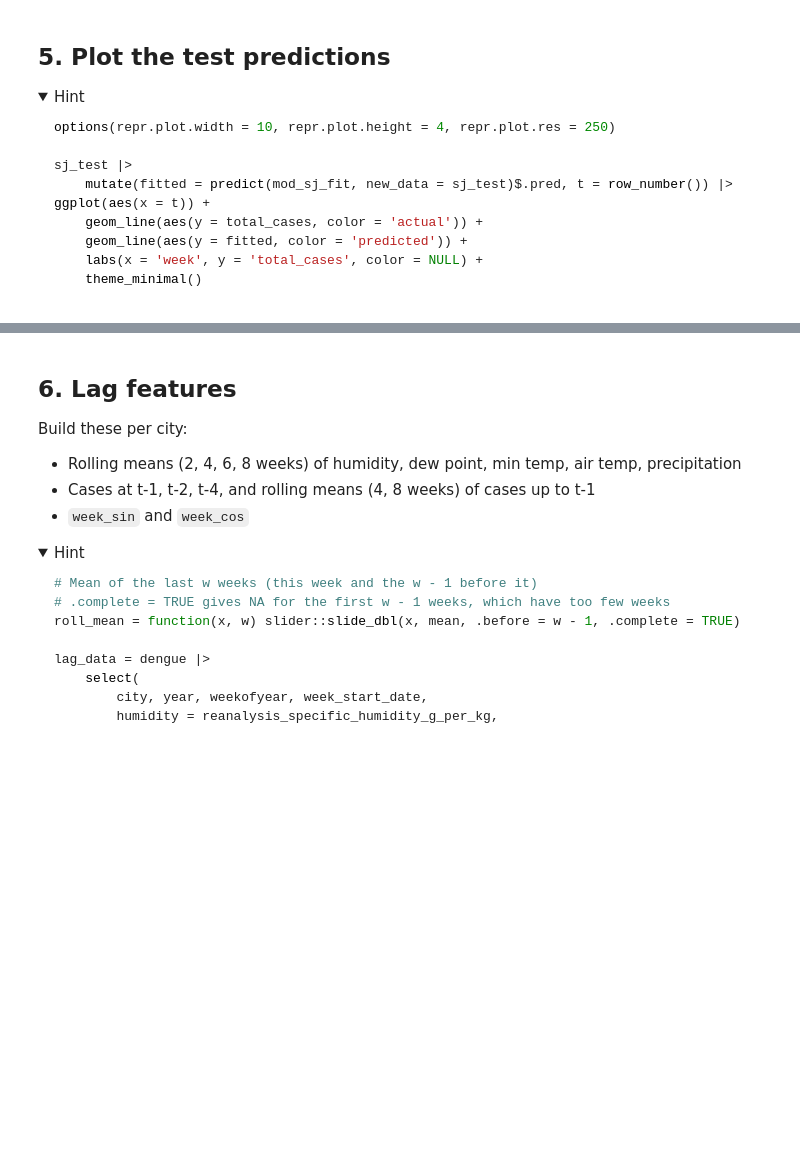
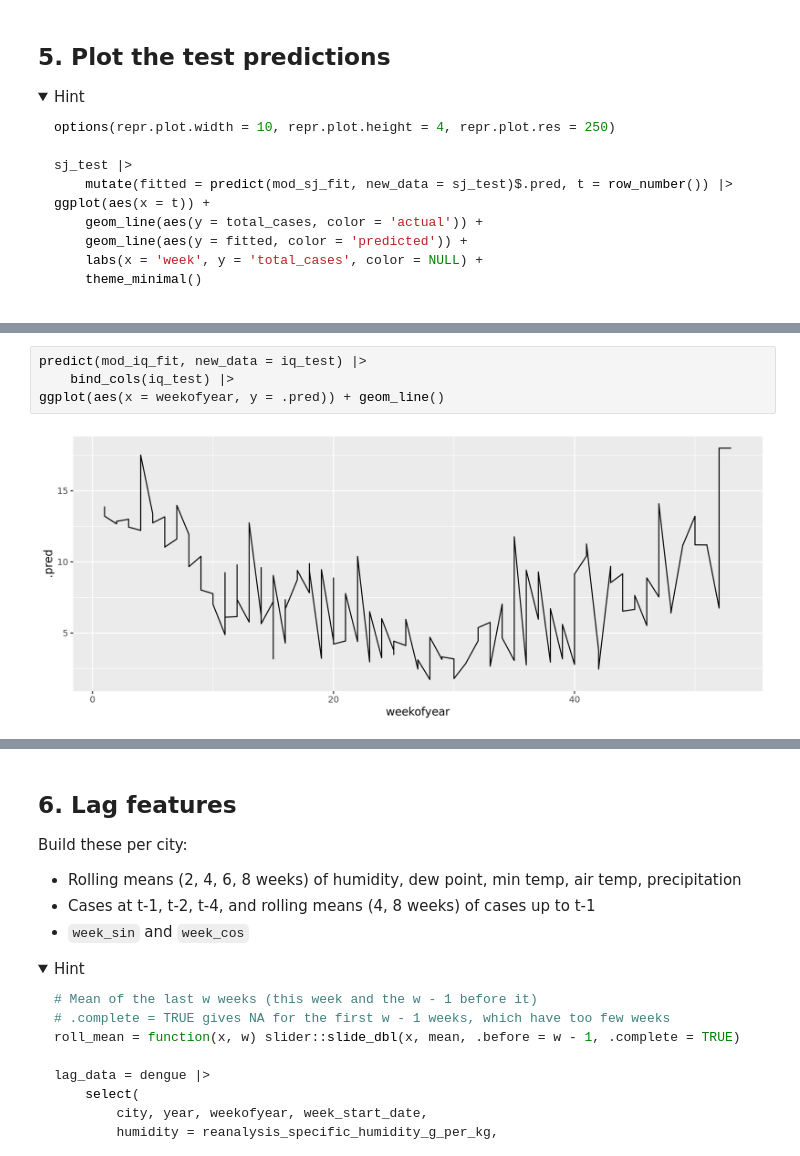
Before and after one commit to emmagatewood/codespace, a Jupyter notebook: exercises/14-dengue-exercise.ipynb, the cells around one changed output, grey strips where cells are left out. Saved outputs shown, nothing was run; the diff lists cells and outputs as text; folded sections open; blank space fills up the shorter version.

```diff
--- a/exercises/14-dengue-exercise.ipynb
+++ b/exercises/14-dengue-exercise.ipynb
@@ -120,0 +252,6 @@ ggplot(aes(x = t)) +
+# %%
+predict(mod_iq_fit, new_data = iq_test) |>
+    bind_cols(iq_test) |>
+ggplot(aes(x = weekofyear, y = .pred)) + geom_line()
+# %% [output]
+[figure, added]
```
Also changed, not shown: parts of 16 cells of this notebook, 2 other files.
